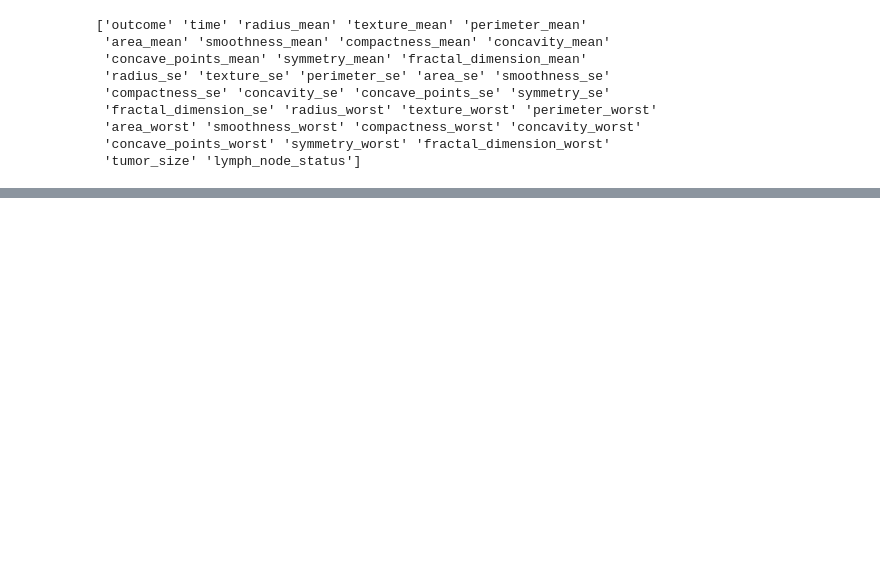
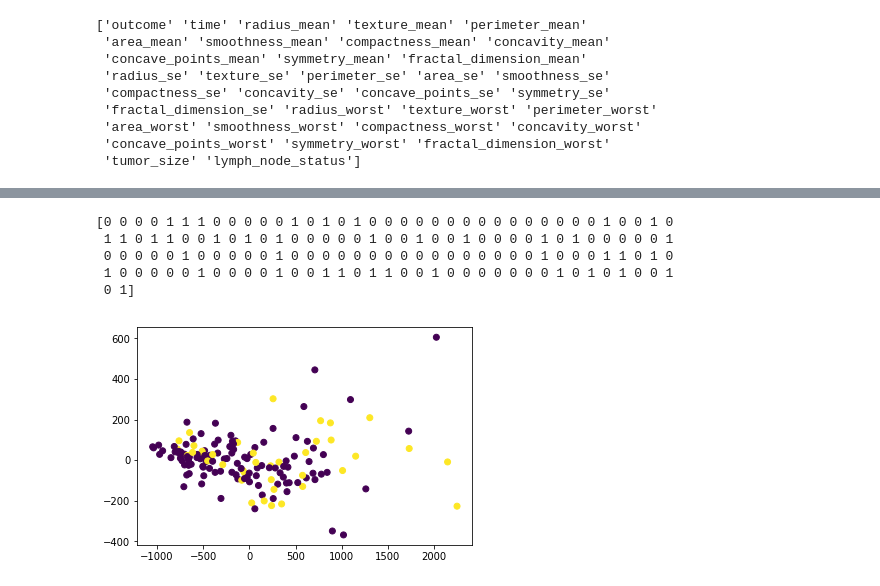
Before and after one commit to DWalterJansen/topicosIC, a Jupyter notebook: Equipe/Trabalho Intermediário/trabalho_intermediario.ipynb, the cells around one changed output, grey strips where cells are left out. Drawn from its saved outputs; the diff is of its cells as text; code cells hidden in the pictures; blank space fills up the shorter version.

```diff
--- a/Equipe/Trabalho Intermediário/trabalho_intermediario.ipynb
+++ b/Equipe/Trabalho Intermediário/trabalho_intermediario.ipynb
@@ -427,0 +386,14 @@ id_number
+# %%
+# Import `RandomForestClassifier`
+from sklearn.ensemble import RandomForestClassifier
+
+# Isolate Data, class labels and column values
+X = wpbc.iloc[0:150, 2:]
+Y = wpbc.iloc[0:150,0:1]
+names = wpbc.columns.values
+
+# Build the model
+rfc = RandomForestClassifier()
+
+# Fit the model
+rfc.fit(X, Y.values.ravel())
@@ -466,0 +475,15 @@ RandomForestClassifier(bootstrap=True, class_weight=None, criterion='gini',
+# %%
+# Import `PCA` from `sklearn.decomposition`
+from sklearn.decomposition import PCA
+
+# Build the model
+pca = PCA(n_components=2)
+
+# Reduce the data, output is ndarray
+reduced_data = pca.fit_transform(X)
+
+# Inspect the shape of `reduced_data`
+reduced_data.shape
+
+# print out the reduced data
+#print(reduced_data)
@@ -466,0 +492,4 @@ RandomForestClassifier(bootstrap=True, class_weight=None, criterion='gini',
+# %%
+type(Y)
+Y['outcome'] = Y['outcome'].astype("category")
+print(Y['outcome'])
@@ -466,0 +514,17 @@ RandomForestClassifier(bootstrap=True, class_weight=None, criterion='gini',
+# %%
+labels,levels = pd.factorize(Y['outcome'])
+print(labels)
+# %% [output]
+[0 0 0 0 1 1 1 0 0 0 0 0 1 0 1 0 1 0 0 0 0 0 0 0 0 0 0 0 0 0 0 0 1 0 0 1 0
+ 1 1 0 1 1 0 0 1 0 1 0 1 0 0 0 0 0 1 0 0 1 0 0 1 0 0 0 0 1 0 1 0 0 0 0 0 1
+ 0 0 0 0 0 1 0 0 0 0 0 1 0 0 0 0 0 0 0 0 0 0 0 0 0 0 0 0 1 0 0 0 1 1 0 1 0
+ 1 0 0 0 0 0 1 0 0 0 0 1 0 0 1 1 0 1 1 0 0 1 0 0 0 0 0 0 0 1 0 1 0 1 0 0 1
+ 0 1]
+# %%
+import matplotlib.pyplot as plt
+
+plt.scatter(reduced_data[:,0], reduced_data[:,1], c=labels, cmap = 'viridis')
+
+plt.show()
+# %% [output]
+[figure, added]
```
Also changed, not shown: parts of 12 cells of this notebook.
